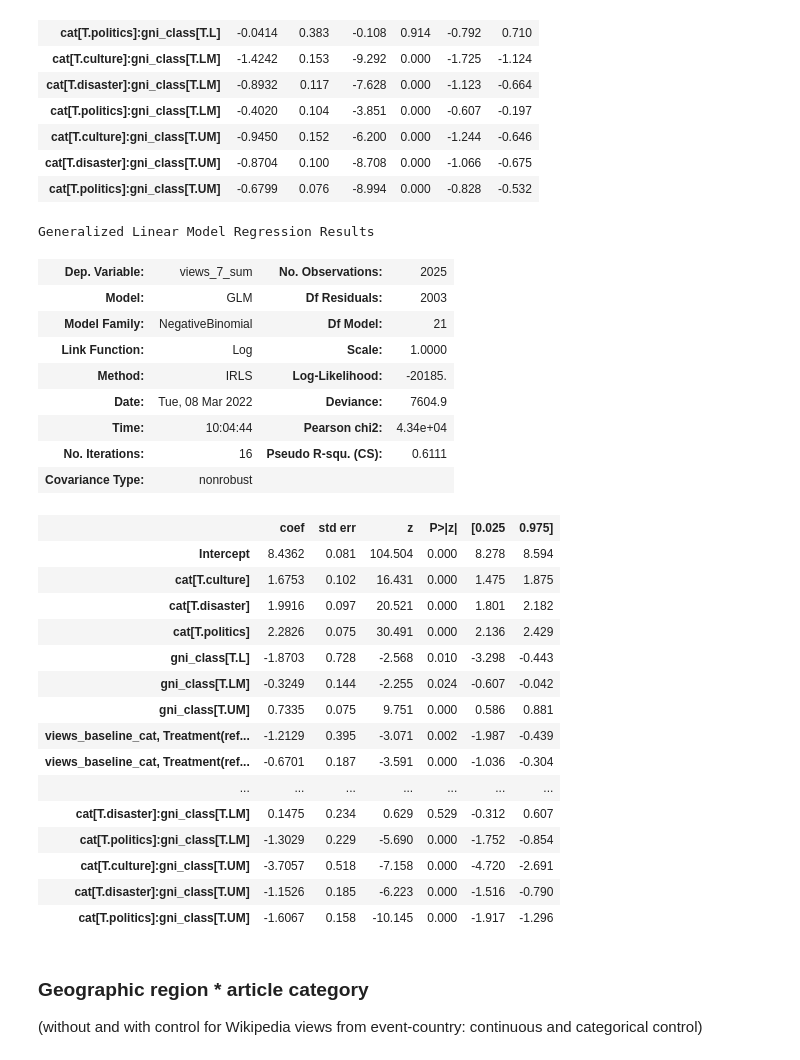
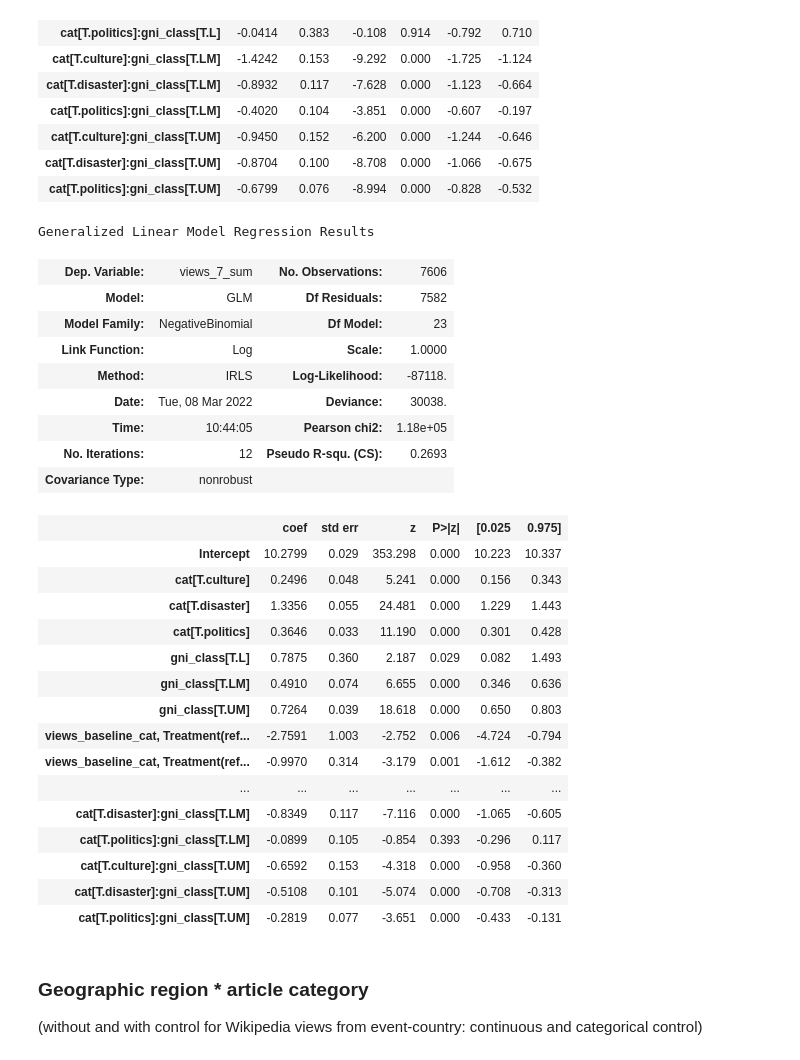
Before and after one commit to ruptho/wiki-event-bias, a Jupyter notebook: negative_binomial.ipynb, the cells around one changed output. Drawn from its saved outputs; the diff is of its cells as text; code cells hidden in the pictures.

Commit message:
investigation into controls

```diff
--- a/negative_binomial.ipynb
+++ b/negative_binomial.ipynb
@@ -249,34 +249,34 @@ Generalized Linear Model Regression Results
 | cat[T.disaster]:gni_class[T.UM] | -0.8704 | 0.100 | -8.708 | 0.000 | -1.066 | -0.675 |
 | cat[T.politics]:gni_class[T.UM] | -0.6799 | 0.076 | -8.994 | 0.000 | -0.828 | -0.532 |
 # %%
-results_fit_separate_class_controlcat['de'].summary()
+results_fit_separate_class_controlcat['en'].summary()
 # %% [output]
 Generalized Linear Model Regression Results
-| Dep. Variable: | views_7_sum | No. Observations: | 2025 |
-| Model: | GLM | Df Residuals: | 2003 |
-| Model Family: | NegativeBinomial | Df Model: | 21 |
+| Dep. Variable: | views_7_sum | No. Observations: | 7606 |
+| Model: | GLM | Df Residuals: | 7582 |
+| Model Family: | NegativeBinomial | Df Model: | 23 |
 | Link Function: | Log | Scale: | 1.0000 |
-| Method: | IRLS | Log-Likelihood: | -20185. |
-| Date: | Tue, 08 Mar 2022 | Deviance: | 7604.9 |
-| Time: | 10:04:44 | Pearson chi2: | 4.34e+04 |
-| No. Iterations: | 16 | Pseudo R-squ. (CS): | 0.6111 |
+| Method: | IRLS | Log-Likelihood: | -87118. |
+| Date: | Tue, 08 Mar 2022 | Deviance: | 30038. |
+| Time: | 10:44:05 | Pearson chi2: | 1.18e+05 |
+| No. Iterations: | 12 | Pseudo R-squ. (CS): | 0.2693 |
 | Covariance Type: | nonrobust |  |  |
 |  | coef | std err | z | P>|z| | [0.025 | 0.975] |
-| Intercept | 8.4362 | 0.081 | 104.504 | 0.000 | 8.278 | 8.594 |
-| cat[T.culture] | 1.6753 | 0.102 | 16.431 | 0.000 | 1.475 | 1.875 |
-| cat[T.disaster] | 1.9916 | 0.097 | 20.521 | 0.000 | 1.801 | 2.182 |
-| cat[T.politics] | 2.2826 | 0.075 | 30.491 | 0.000 | 2.136 | 2.429 |
-| gni_class[T.L] | -1.8703 | 0.728 | -2.568 | 0.010 | -3.298 | -0.443 |
-| gni_class[T.LM] | -0.3249 | 0.144 | -2.255 | 0.024 | -0.607 | -0.042 |
-| gni_class[T.UM] | 0.7335 | 0.075 | 9.751 | 0.000 | 0.586 | 0.881 |
-| views_baseline_cat, Treatment(ref... | -1.2129 | 0.395 | -3.071 | 0.002 | -1.987 | -0.439 |
-| views_baseline_cat, Treatment(ref... | -0.6701 | 0.187 | -3.591 | 0.000 | -1.036 | -0.304 |
+| Intercept | 10.2799 | 0.029 | 353.298 | 0.000 | 10.223 | 10.337 |
+| cat[T.culture] | 0.2496 | 0.048 | 5.241 | 0.000 | 0.156 | 0.343 |
+| cat[T.disaster] | 1.3356 | 0.055 | 24.481 | 0.000 | 1.229 | 1.443 |
+| cat[T.politics] | 0.3646 | 0.033 | 11.190 | 0.000 | 0.301 | 0.428 |
+| gni_class[T.L] | 0.7875 | 0.360 | 2.187 | 0.029 | 0.082 | 1.493 |
+| gni_class[T.LM] | 0.4910 | 0.074 | 6.655 | 0.000 | 0.346 | 0.636 |
+| gni_class[T.UM] | 0.7264 | 0.039 | 18.618 | 0.000 | 0.650 | 0.803 |
+| views_baseline_cat, Treatment(ref... | -2.7591 | 1.003 | -2.752 | 0.006 | -4.724 | -0.794 |
+| views_baseline_cat, Treatment(ref... | -0.9970 | 0.314 | -3.179 | 0.001 | -1.612 | -0.382 |
 | ... | ... | ... | ... | ... | ... | ... |
-| cat[T.disaster]:gni_class[T.LM] | 0.1475 | 0.234 | 0.629 | 0.529 | -0.312 | 0.607 |
-| cat[T.politics]:gni_class[T.LM] | -1.3029 | 0.229 | -5.690 | 0.000 | -1.752 | -0.854 |
-| cat[T.culture]:gni_class[T.UM] | -3.7057 | 0.518 | -7.158 | 0.000 | -4.720 | -2.691 |
-| cat[T.disaster]:gni_class[T.UM] | -1.1526 | 0.185 | -6.223 | 0.000 | -1.516 | -0.790 |
-| cat[T.politics]:gni_class[T.UM] | -1.6067 | 0.158 | -10.145 | 0.000 | -1.917 | -1.296 |
+| cat[T.disaster]:gni_class[T.LM] | -0.8349 | 0.117 | -7.116 | 0.000 | -1.065 | -0.605 |
+| cat[T.politics]:gni_class[T.LM] | -0.0899 | 0.105 | -0.854 | 0.393 | -0.296 | 0.117 |
+| cat[T.culture]:gni_class[T.UM] | -0.6592 | 0.153 | -4.318 | 0.000 | -0.958 | -0.360 |
+| cat[T.disaster]:gni_class[T.UM] | -0.5108 | 0.101 | -5.074 | 0.000 | -0.708 | -0.313 |
+| cat[T.politics]:gni_class[T.UM] | -0.2819 | 0.077 | -3.651 | 0.000 | -0.433 | -0.131 |
 # %% [markdown]
 ### Geographic region * article category
 (without and with control for Wikipedia views from event-country: continuous and categorical control)
```
